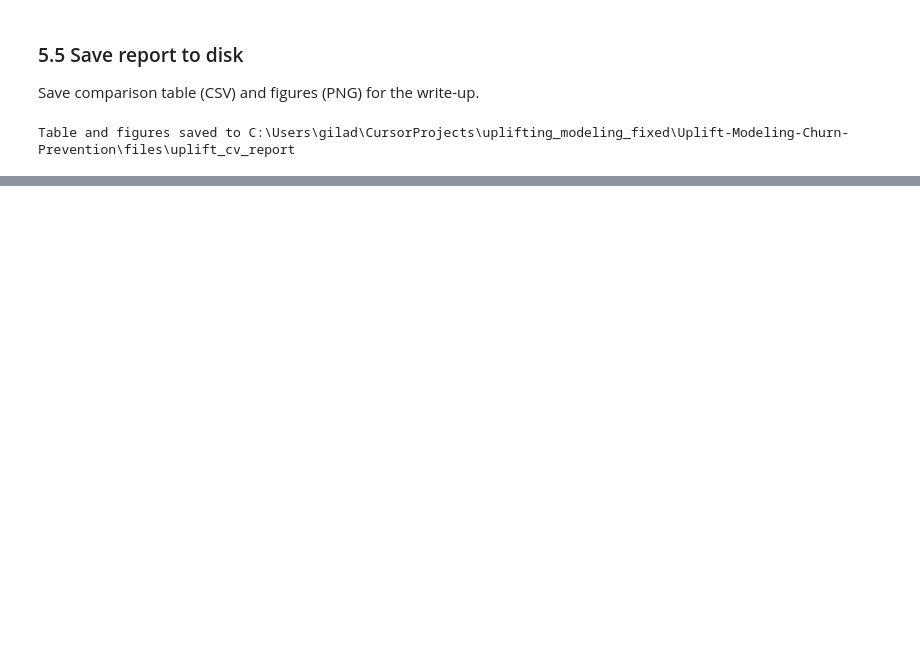
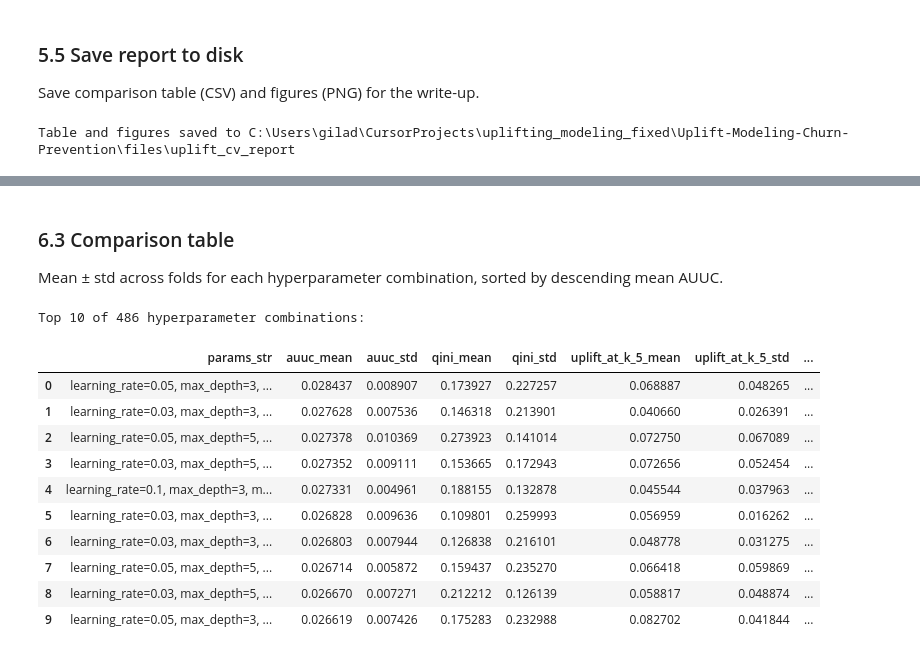
Before and after one commit to Noa-Gilad/Uplift-Modeling-Churn-Prevention, a Jupyter notebook: src/uplift_churn_run.ipynb, the cells around one changed output, grey strips where cells are left out. Saved outputs shown, nothing was run; the diff lists cells and outputs as text; code cells hidden in the pictures; blank space fills up the shorter version.

```diff
--- a/src/uplift_churn_run.ipynb
+++ b/src/uplift_churn_run.ipynb
@@ -1068,0 +1142,22 @@ Table and figures saved to C:\Users\gilad\CursorProjects\uplifting_modeling_fixe
+# %% [markdown]
+### 6.3 Comparison table
+
+Mean ± std across folds for each hyperparameter combination, sorted by descending mean AUUC.
+# %%
+# Build and display the comparison table (sorted by mean AUUC descending)
+grid_summary = build_hp_grid_search_table(grid_results)
+print(f"Top 10 of {len(grid_summary)} hyperparameter combinations:\n")
+display(grid_summary.head(10))
+# %% [output]
+Top 10 of 486 hyperparameter combinations:
+|  | params_str | auuc_mean | auuc_std | qini_mean | qini_std | uplift_at_k_5_mean | uplift_at_k_5_std | ... |
+| 0 | learning_rate=0.05, max_depth=3, ... | 0.028437 | 0.008907 | 0.173927 | 0.227257 | 0.068887 | 0.048265 | ... |
+| 1 | learning_rate=0.03, max_depth=3, ... | 0.027628 | 0.007536 | 0.146318 | 0.213901 | 0.040660 | 0.026391 | ... |
+| 2 | learning_rate=0.05, max_depth=5, ... | 0.027378 | 0.010369 | 0.273923 | 0.141014 | 0.072750 | 0.067089 | ... |
+| 3 | learning_rate=0.03, max_depth=5, ... | 0.027352 | 0.009111 | 0.153665 | 0.172943 | 0.072656 | 0.052454 | ... |
+| 4 | learning_rate=0.1, max_depth=3, m... | 0.027331 | 0.004961 | 0.188155 | 0.132878 | 0.045544 | 0.037963 | ... |
+| 5 | learning_rate=0.03, max_depth=3, ... | 0.026828 | 0.009636 | 0.109801 | 0.259993 | 0.056959 | 0.016262 | ... |
+| 6 | learning_rate=0.03, max_depth=3, ... | 0.026803 | 0.007944 | 0.126838 | 0.216101 | 0.048778 | 0.031275 | ... |
+| 7 | learning_rate=0.05, max_depth=5, ... | 0.026714 | 0.005872 | 0.159437 | 0.235270 | 0.066418 | 0.059869 | ... |
+| 8 | learning_rate=0.03, max_depth=5, ... | 0.026670 | 0.007271 | 0.212212 | 0.126139 | 0.058817 | 0.048874 | ... |
+| 9 | learning_rate=0.05, max_depth=3, ... | 0.026619 | 0.007426 | 0.175283 | 0.232988 | 0.082702 | 0.041844 | ... |
```
Also changed, not shown: parts of 17 cells of this notebook, 1 other file.
